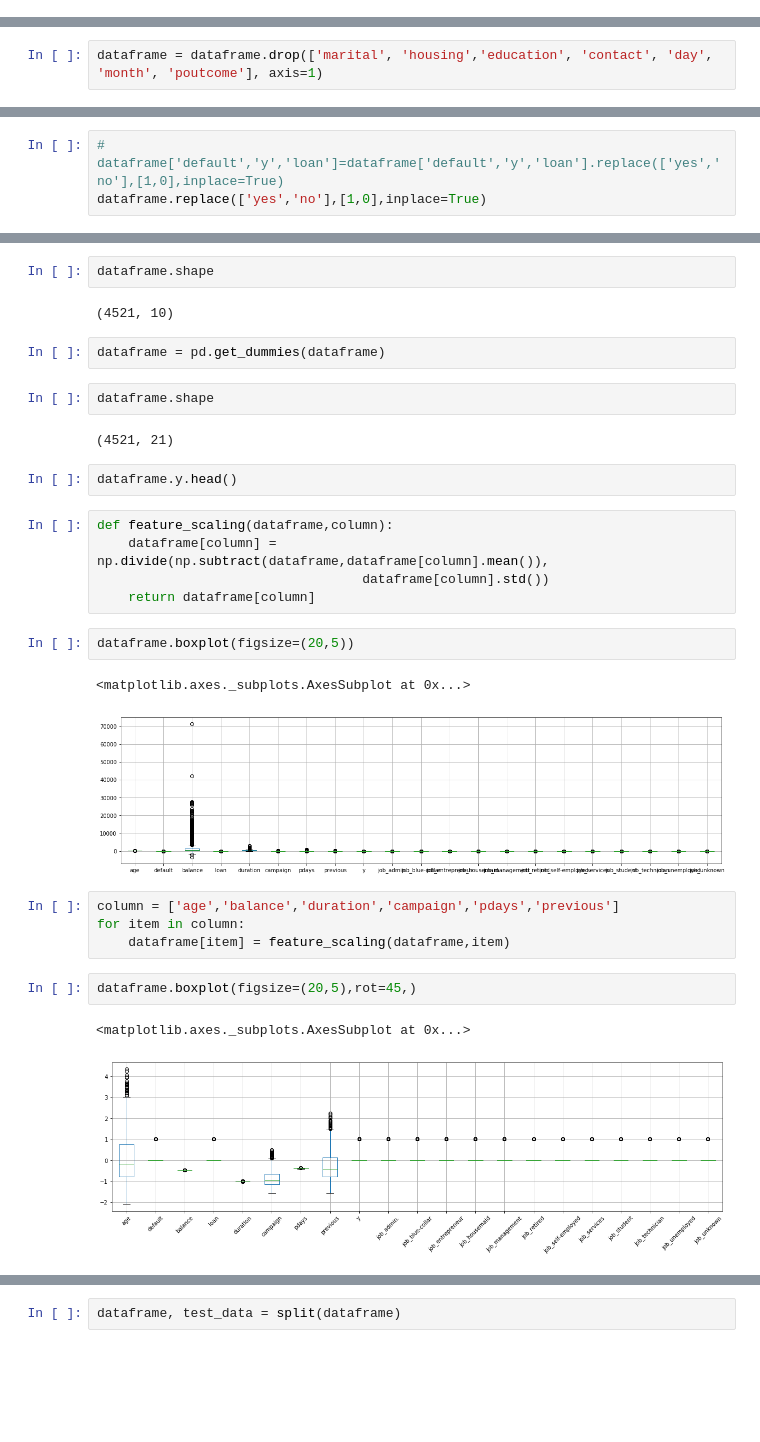
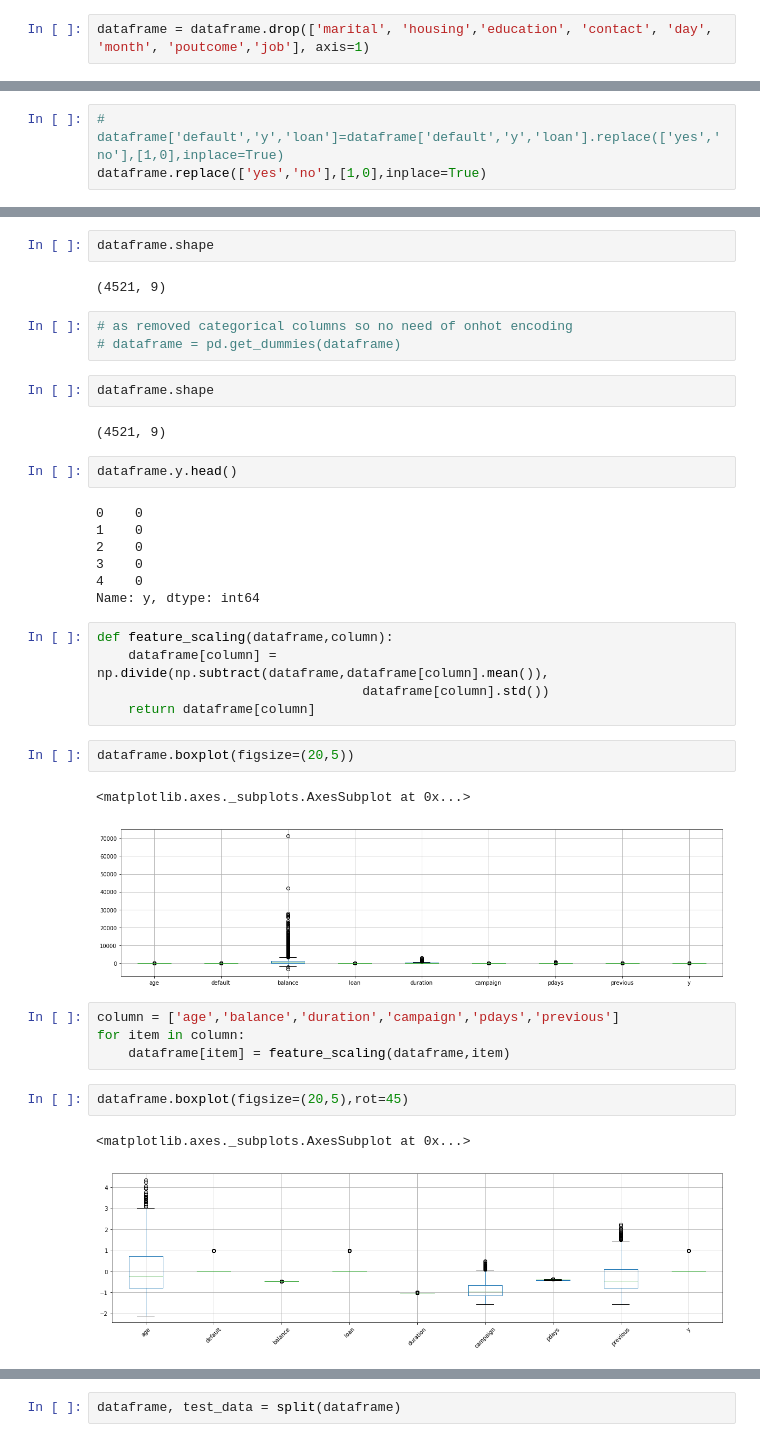
Before and after one commit to deepak5998/Bl-Machine, a Jupyter notebook: Week6/KNN algorithm/problem1/Problem_1.ipynb, the cells around one changed output, grey strips where cells are left out. Cells and saved outputs as stored; diff of their text form; blank space fills up the shorter version.

```diff
--- a/Week6/KNN algorithm/problem1/Problem_1.ipynb
+++ b/Week6/KNN algorithm/problem1/Problem_1.ipynb
@@ -8,0 +36,2 @@ dataframe.info()
+# %%
+dataframe = dataframe.drop(['marital', 'housing','education', 'contact', 'day', 'month', 'poutcome','job'], axis=1)
@@ -13,2 +69,0 @@ dataframe.head()
-# %%
-dataframe = dataframe.drop(['marital', 'housing','education', 'contact', 'day', 'month', 'poutcome'], axis=1)
@@ -33,15 +82,23 @@ dataframe.head()
 # %%
 dataframe.shape
 # %% [output]
-(4521, 10)
+(4521, 9)
-# %%
-dataframe = pd.get_dummies(dataframe)
+# %%
+# as removed categorical columns so no need of onhot encoding
+# dataframe = pd.get_dummies(dataframe)
 # %%
 dataframe.shape
 # %% [output]
-(4521, 21)
+(4521, 9)
 # %%
 dataframe.y.head()
+# %% [output]
+0    0
+1    0
+2    0
+3    0
+4    0
+Name: y, dtype: int64
 # %%
 def feature_scaling(dataframe,column):
     dataframe[column] = np.divide(np.subtract(dataframe,dataframe[column].mean()),
@@ -51,16 +108,16 @@ def feature_scaling(dataframe,column):
 dataframe.boxplot(figsize=(20,5))
 # %% [output]
 <matplotlib.axes._subplots.AxesSubplot at 0x...>
-[figure, old version]
+[figure, new version]
 # %%
 column = ['age','balance','duration','campaign','pdays','previous']
 for item in column:
     dataframe[item] = feature_scaling(dataframe,item)
 # %%
-dataframe.boxplot(figsize=(20,5),rot=45,)
+dataframe.boxplot(figsize=(20,5),rot=45)
 # %% [output]
 <matplotlib.axes._subplots.AxesSubplot at 0x...>
-[figure, old version]
+[figure, new version]
 # %%
 dataframe.describe().T
 # %% [output]
```
Also changed, not shown: parts of 20 cells of this notebook, 5 other files.
